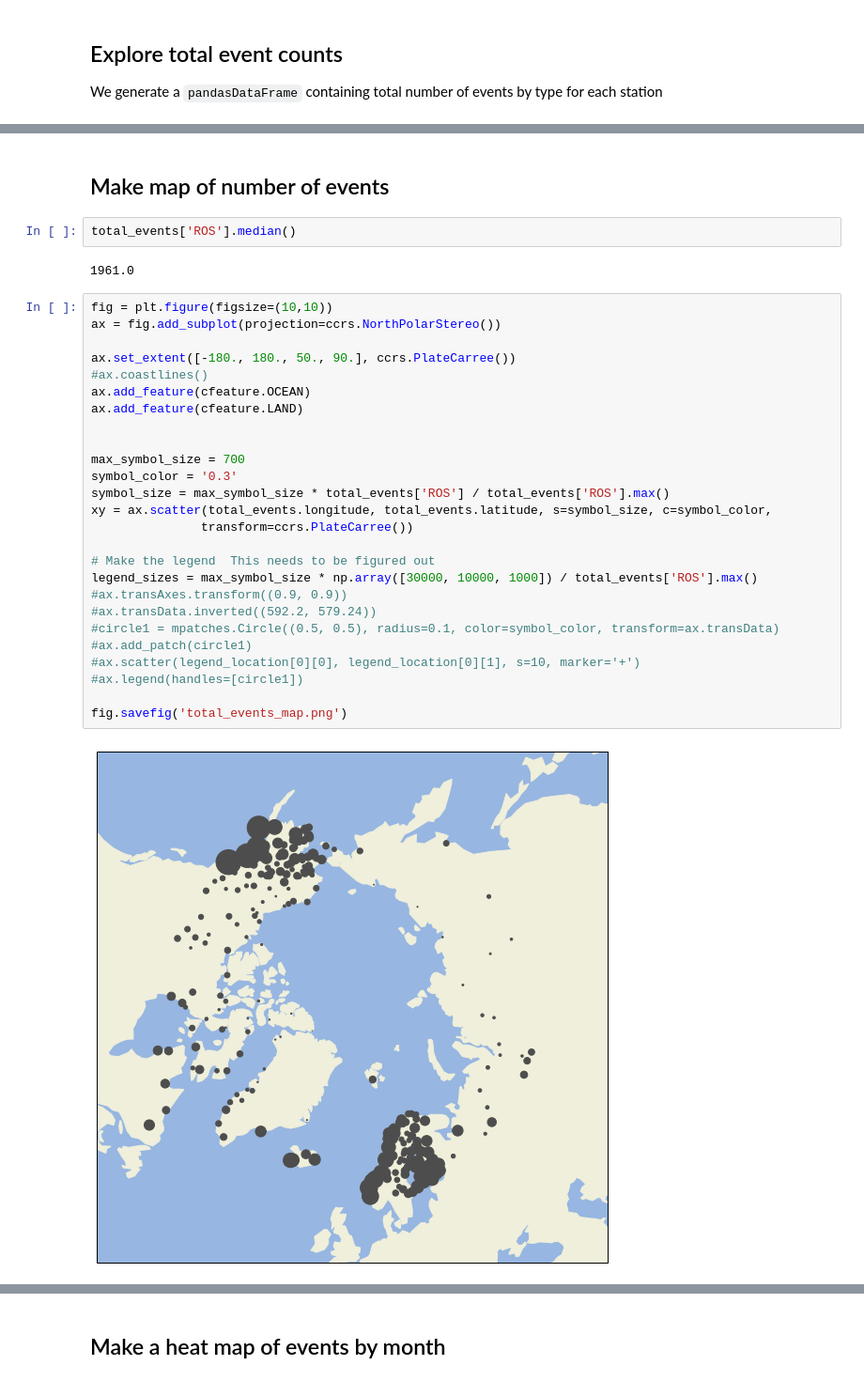
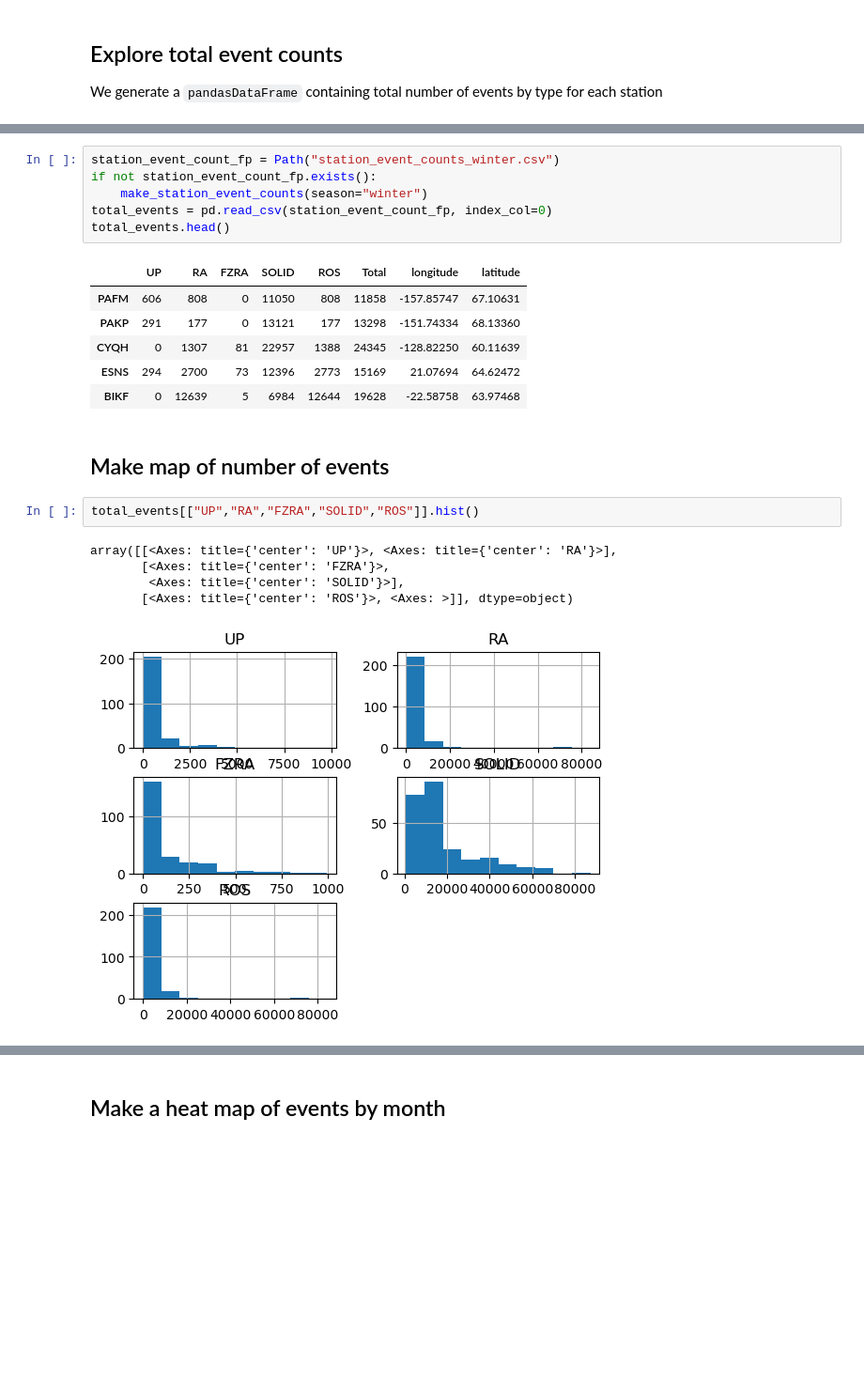
Before and after one commit to andypbarrett/rain_on_snow_database, a Jupyter notebook: notebooks/database_analysis.ipynb, the cells around one changed output, grey strips where cells are left out. Shown at 94% size. Cells and saved outputs as stored; diff of their text form; blank space fills up the shorter version.

```diff
--- a/notebooks/database_analysis.ipynb
+++ b/notebooks/database_analysis.ipynb
@@ -69,34 +74,23 @@ dtype: int64
+# %%
+station_event_count_fp = Path("station_event_counts_winter.csv")
+if not station_event_count_fp.exists():
+    make_station_event_counts(season="winter")
+total_events = pd.read_csv(station_event_count_fp, index_col=0)
+total_events.head()
+# %% [output]
+|  | UP | RA | FZRA | SOLID | ROS | Total | longitude | latitude |
+| PAFM | 606 | 808 | 0 | 11050 | 808 | 11858 | -157.85747 | 67.10631 |
+| PAKP | 291 | 177 | 0 | 13121 | 177 | 13298 | -151.74334 | 68.13360 |
+| CYQH | 0 | 1307 | 81 | 22957 | 1388 | 24345 | -128.82250 | 60.11639 |
+| ESNS | 294 | 2700 | 73 | 12396 | 2773 | 15169 | 21.07694 | 64.62472 |
+| BIKF | 0 | 12639 | 5 | 6984 | 12644 | 19628 | -22.58758 | 63.97468 |
 # %% [markdown]
 ## Make map of number of events
-# %%
-total_events['ROS'].median()
-# %% [output]
-1961.0
-# %%
-fig = plt.figure(figsize=(10,10))
-ax = fig.add_subplot(projection=ccrs.NorthPolarStereo())
-
-ax.set_extent([-180., 180., 50., 90.], ccrs.PlateCarree())
-#ax.coastlines()
-ax.add_feature(cfeature.OCEAN)
-ax.add_feature(cfeature.LAND)
-
-
-max_symbol_size = 700
-symbol_color = '0.3'
-symbol_size = max_symbol_size * total_events['ROS'] / total_events['ROS'].max()
-xy = ax.scatter(total_events.longitude, total_events.latitude, s=symbol_size, c=symbol_color,
-               transform=ccrs.PlateCarree())
-
-# Make the legend  This needs to be figured out
-legend_sizes = max_symbol_size * np.array([30000, 10000, 1000]) / total_events['ROS'].max()
-#ax.transAxes.transform((0.9, 0.9))
-#ax.transData.inverted((592.2, 579.24))
-#circle1 = mpatches.Circle((0.5, 0.5), radius=0.1, color=symbol_color, transform=ax.transData)
-#ax.add_patch(circle1)
-#ax.scatter(legend_location[0][0], legend_location[0][1], s=10, marker='+')
-#ax.legend(handles=[circle1])
-
-fig.savefig('total_events_map.png')
-# %% [output]
-[figure, removed]
+# %%
+total_events[["UP","RA","FZRA","SOLID","ROS"]].hist()
+# %% [output]
+array([[<Axes: title={'center': 'UP'}>, <Axes: title={'center': 'RA'}>],
+       [<Axes: title={'center': 'FZRA'}>,
+        <Axes: title={'center': 'SOLID'}>],
+       [<Axes: title={'center': 'ROS'}>, <Axes: >]], dtype=object)
+[figure, added]
```
Also changed, not shown: parts of 44 cells of this notebook.
